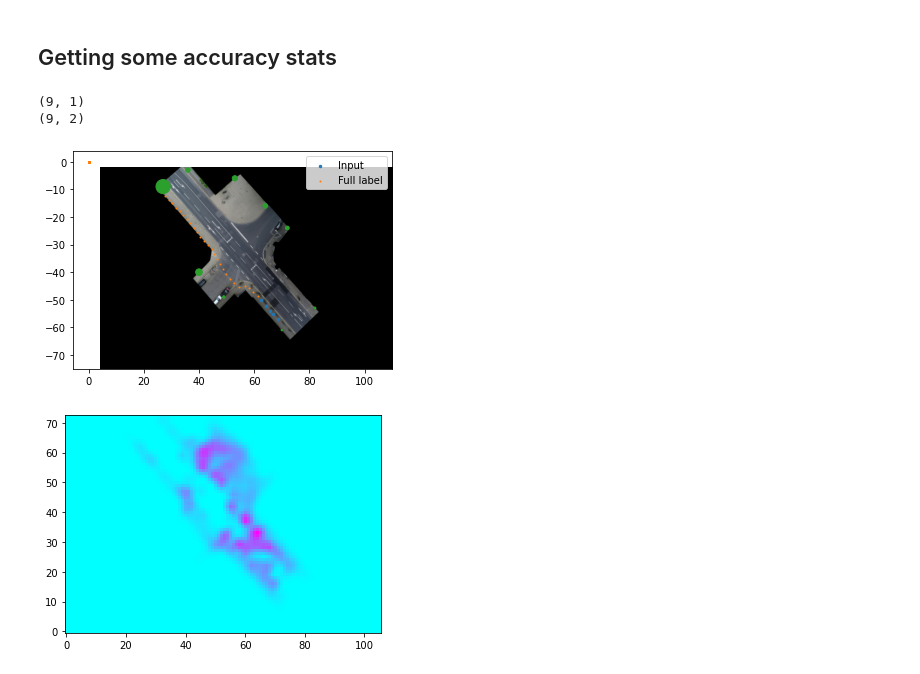
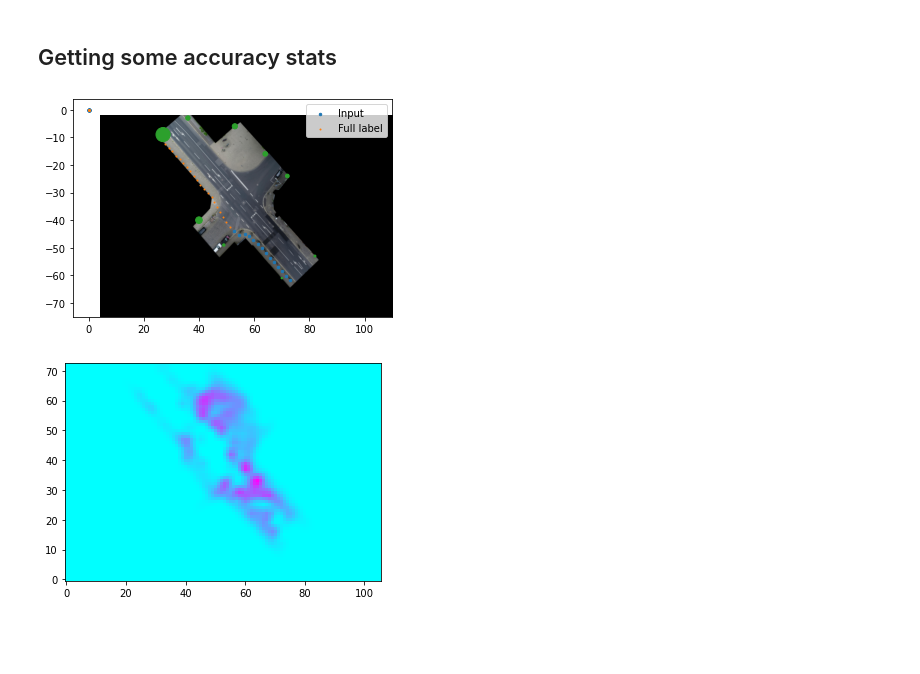
Before and after one commit to gitBram/vru_path_prediction, a Jupyter notebook: prediction_evaluation.ipynb, the cells around one changed output. Saved outputs shown, nothing was run; the diff lists cells and outputs as text; code cells hidden in the pictures; blank space fills up the shorter version.

```diff
--- a/prediction_evaluation.ipynb
+++ b/prediction_evaluation.ipynb
@@ -113,28 +96,3 @@ scene_data.plot_all_paths(save_path="data/images/WPA/all_paths.png", hide_axes=T
 [figure]
 # %% [markdown]
 ## Make the graph
-# %%
-def __return_waypoints_ind():
-    d = np.array([
-    [ 65, -36],
-    [ 56, -21],
-    [ 66, -46],
-    [ 58, -48],
-    [ 67, -29],
-    [ 61, -16],
-    [ 45, -32],
-    [ 71, -43],
-    # [ 80, -52],
-    # [ 68, -58],
-    [ 65, -54],
-    [ 48, -20],
-    [ 64, -21],
-    [ 46, -14]])
-    return d
-
-interest_points = __return_waypoints_ind()
-
-g = Graph.from_matrices(interest_points, scene_data.destination_matrix, 4, .05)
-
-df_signals = scene_data.df_to_lst_realxy_mats()
-g.analyse_multiple_full_signals(df_signals, add_to_trams_mat=True)
@@ -167,7 +107,7 @@ g.visualize_graph(my_graph, 'data/images/graphs/graph_with_image.png', scene_loa
 # %%
 # Dataset parameters
 #   PRE
-DS_LOCATION = "data/pickle/ds_creation_d/all_f_fixed_length/ds_7to17.pickle"
+DS_LOCATION = "data/pickle/ds_creation_d/all_f_fixed_length/ds_7to17_inputLabels.pickle"
 SEQ_IN_LENGTH = 5
 SEQ_OUT_LENGTH = 3
 VARIABLE_INPUT_LENGTH = False
@@ -257,21 +193,19 @@ my_in, my_out = denormed
 # %%
 # Visualize an input path
 fig_vis, ax_vis = plt.subplots()
-id = 4
-scene_data.plot_on_image([my_in["in_xy"][id], my_in["labels"][id]],
+id = 3
+scene_data.plot_on_image([my_in["input_labels"][id], my_in["labels"][id]],
 save_path='data/images/extra_f/in_out.png', ms = [6, 1], ax=ax_vis,
 col_num_dicts=[my_ds.generalised_in_dict, my_ds.generalised_out_dict],
 labels=["Input", "Full label"])
 
 dest_locs = my_in["all_destinations"][id][:, 0:2]
 dest_probs = my_in["all_destinations"][id][:, 2:3]
 
 scene_data.plot_dest_probs(dest_locs, dest_probs, 2, 200,
 ax = ax_vis, save_path = None)
 # %% [output]
-(9, 1)
-(9, 2)
-[figure, old version]
+[figure, new version]
 # %%
 from helpers.waypoint_analyser import WaypointAnalyser
 grid_limits = (4, 110, -75, -2)
```
Also changed, not shown: parts of 6 cells of this notebook, 9 other files.
